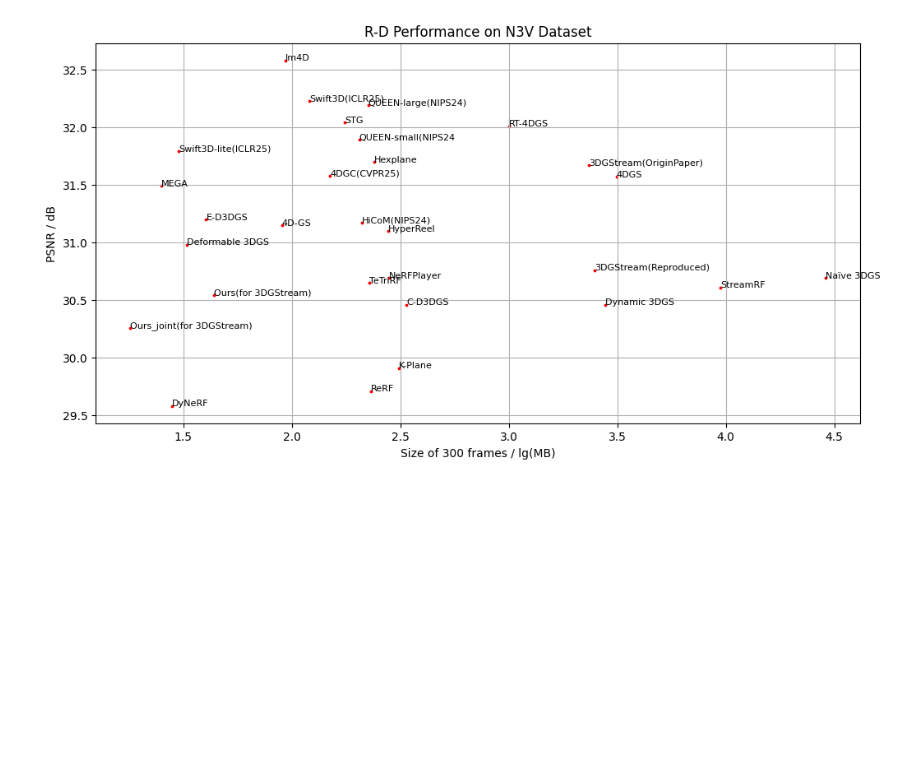
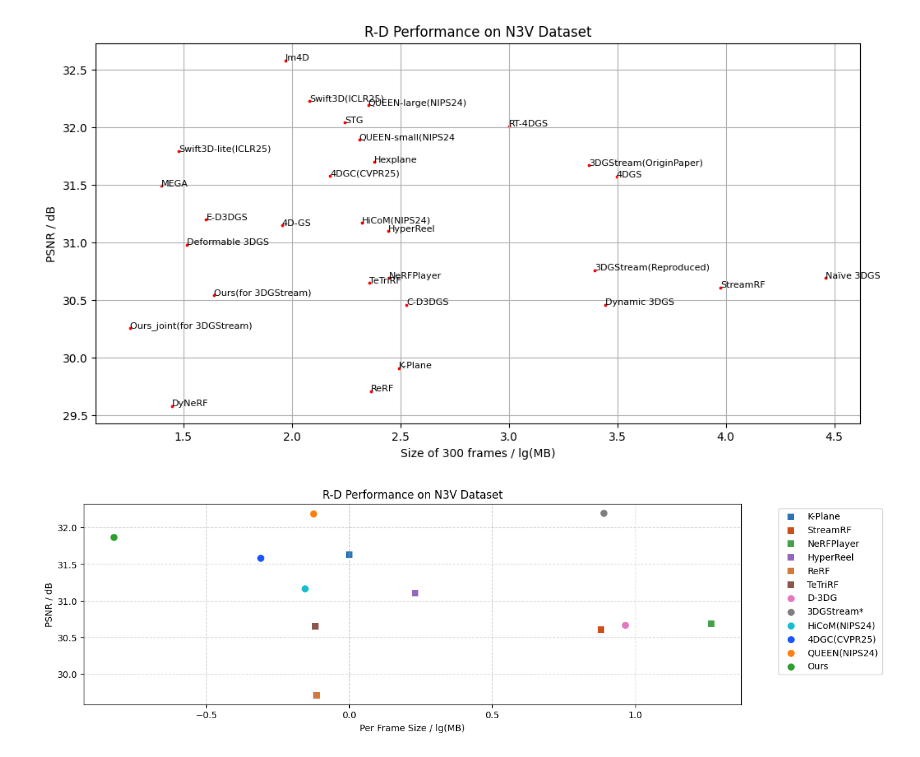
Before and after one commit to Mr-Zwkid/D-FCGS, a Jupyter notebook: EXPs.ipynb, the cells around one changed output. Drawn from its saved outputs; the diff is of its cells as text; code cells hidden in the pictures; blank space fills up the shorter version.

Commit message:
update FCGS_D_model.py and readme

```diff
--- a/EXPs.ipynb
+++ b/EXPs.ipynb
@@ -1092,3 +1288,37 @@ plt.title('R-D Performance on N3V Dataset')
 plt.show()
 # %% [output]
 [figure]
+# %%
+import os
+import json
+import matplotlib.pyplot as plt
+import numpy as np
+import pandas as pd
+
+
+res_path = "./benchmark_n3v_paper.json"
+with open(res_path, 'r') as f:
+    res = json.load(f)
+model_names = list(res.keys())
+psnr_list = [res[model_name]['PSNR'] for model_name in model_names]
+size_list = [np.log10(res[model_name]['SIZE']) for model_name in model_names]
+
+plt.figure(figsize=(13, 4), dpi=100)  # Make figure wider to accommodate legend
+colors = ['#2E74B4', '#CC4F1B', '#45A149', '#9467BD', '#D4783C', '#8C564B',
+          '#E377C2', '#7F7F7F', '#17BECF', '#1A55FF', '#FF7F0E', '#2CA02C']
+markers = ['o', 's', '^', 'D', 'v', '>', '<', 'p', 'h', '8', '*', 'H']
+markers = ['s'] * 6 + ['o'] * 6
+for i, (name, psnr, size) in enumerate(zip(model_names, psnr_list, size_list)):
+    plt.scatter(size, psnr, s=60, color=colors[i], marker=markers[i],
+                label=name, alpha=1, edgecolors='white', linewidth=0)
+plt.legend(bbox_to_anchor=(1.05, 1), loc='upper left')
+# for i, model_name in enumerate(model_names):
+#     plt.text(size_list[i], psnr_list[i], model_name, fontsize=10)
+plt.xlabel('Per Frame Size / lg(MB)')
+plt.ylabel('PSNR / dB')
+# add grid
+plt.grid(True, linestyle='--', alpha=0.5)
+plt.title('R-D Performance on N3V Dataset')
+plt.show()
+# %% [output]
+[figure, added]
```
Also changed, not shown: parts of 9 cells of this notebook, 30 other files.
